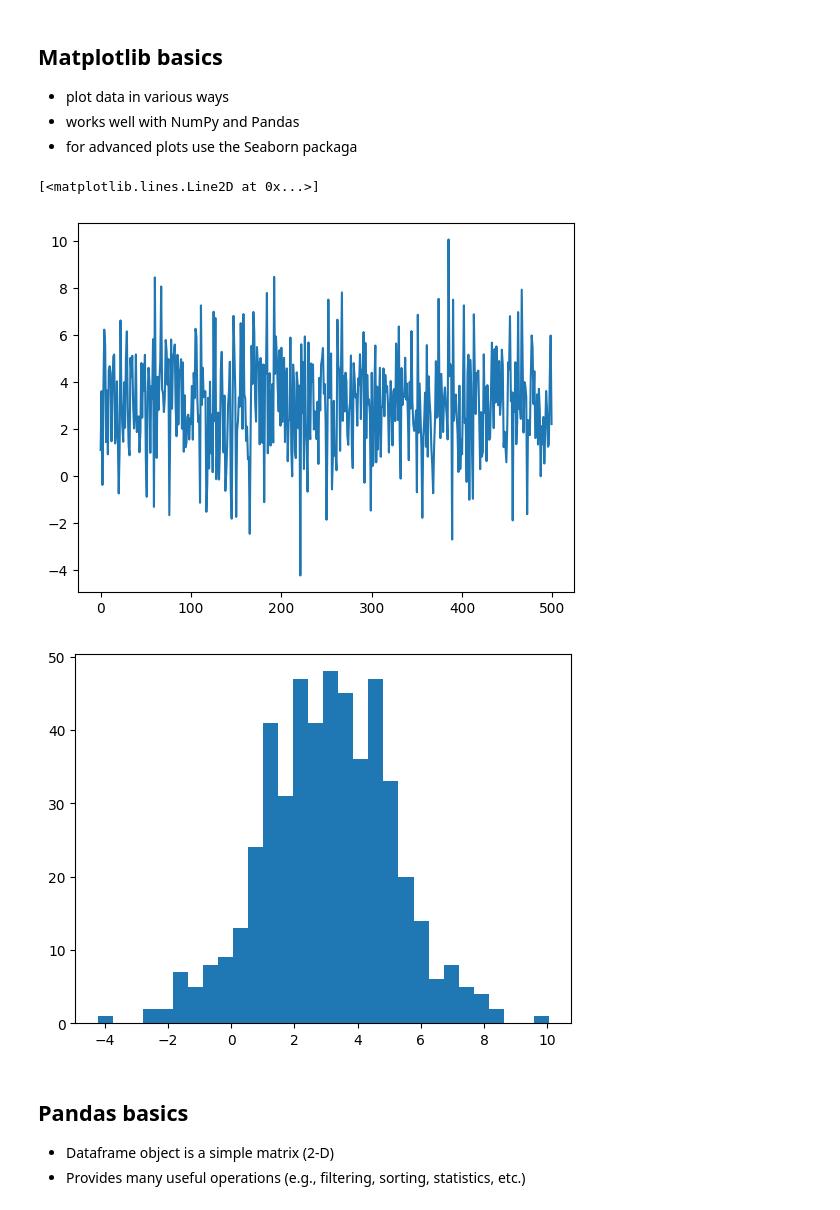
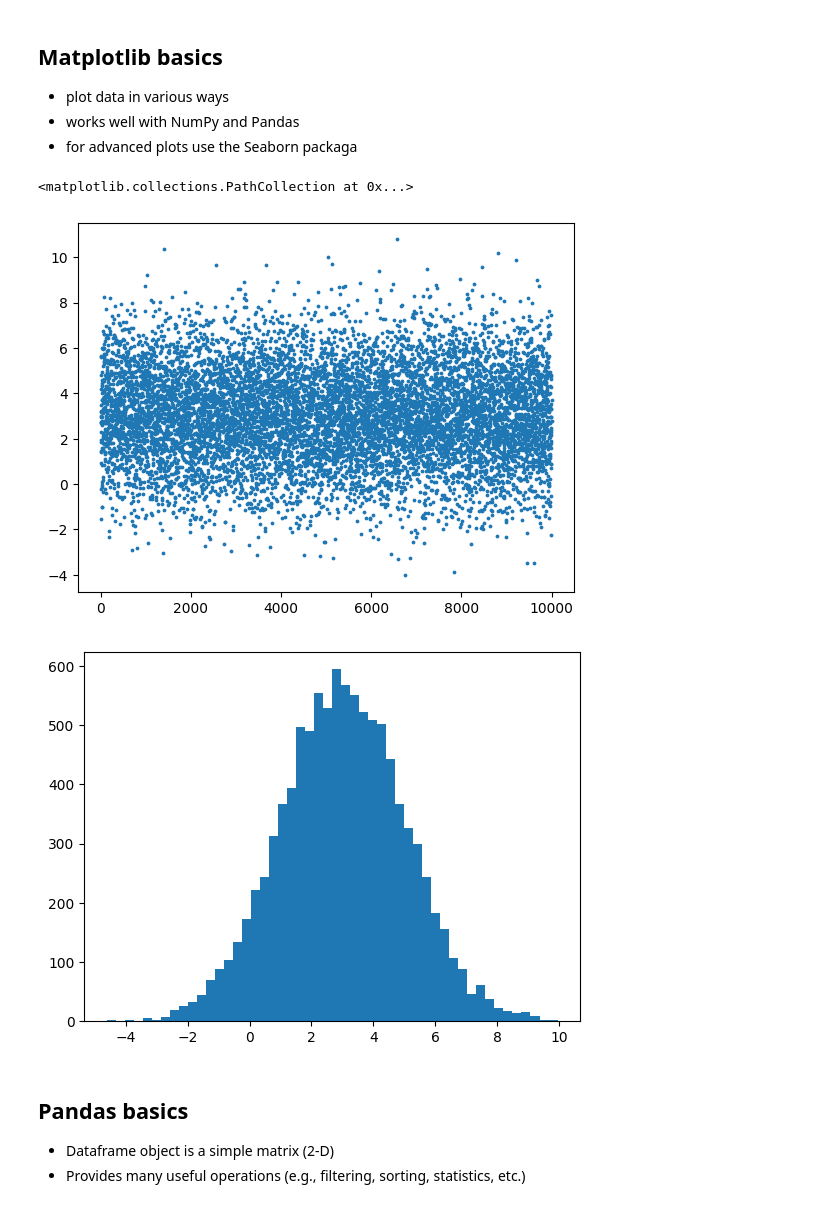
Before and after one commit to Zuyd-ADSAI/ZM001-2425-data-science, a Jupyter notebook: notebooks/ds_week1_getting_started.ipynb, the cells around one changed output. Cells and saved outputs as stored; diff of their text form; code cells hidden in the pictures.

```diff
--- a/notebooks/ds_week1_getting_started.ipynb
+++ b/notebooks/ds_week1_getting_started.ipynb
@@ -134,17 +142,17 @@ array([[ 1.5,  3.5],
 - works well with NumPy and Pandas
 - for advanced plots use the Seaborn packaga
 # %%
-data = np.random.normal(loc=3, scale=2, size=(500))
+data = np.random.normal(loc=3, scale=2, size=(10000))
 
-plt.plot(data)
+plt.scatter(range(10000), data, s=3)
 # %% [output]
-[<matplotlib.lines.Line2D at 0x...>]
+<matplotlib.collections.PathCollection at 0x...>
-[figure, old version]
+[figure, new version]
 # %%
-plt.hist(data, bins=30)
+plt.hist(data, bins=50)
 plt.show()
 # %% [output]
-[figure, old version]
+[figure, new version]
 # %% [markdown]
 ## Pandas basics
 
```
Also changed, not shown: parts of 12 cells of this notebook, 4 other files.
